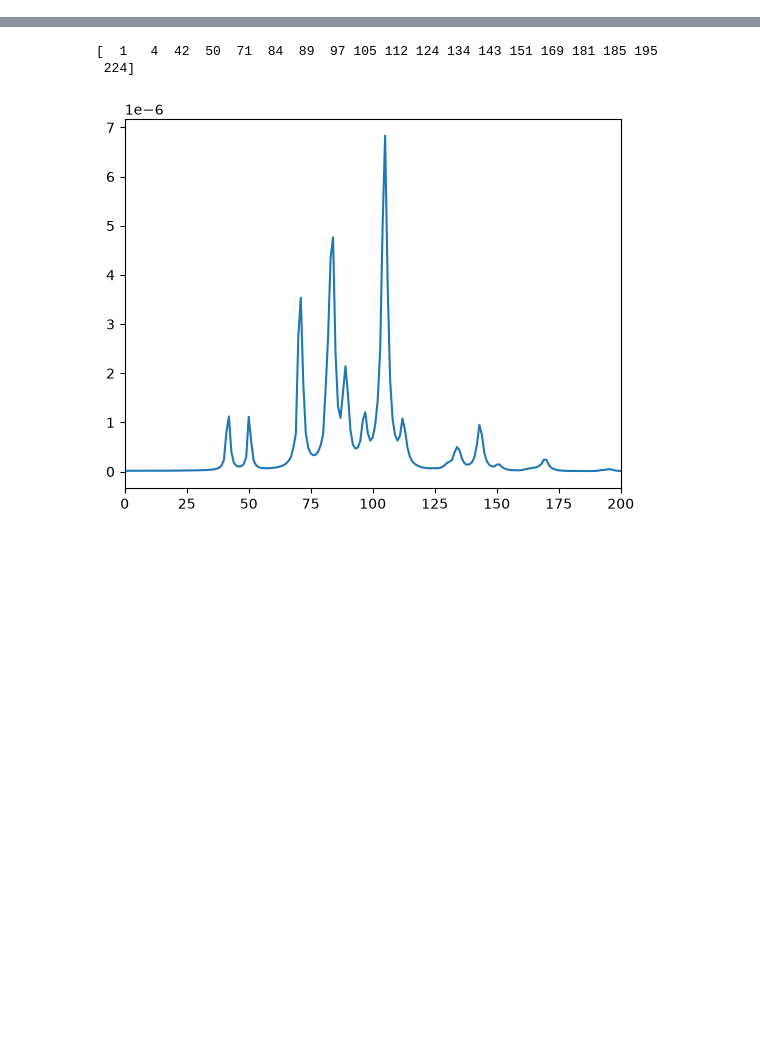
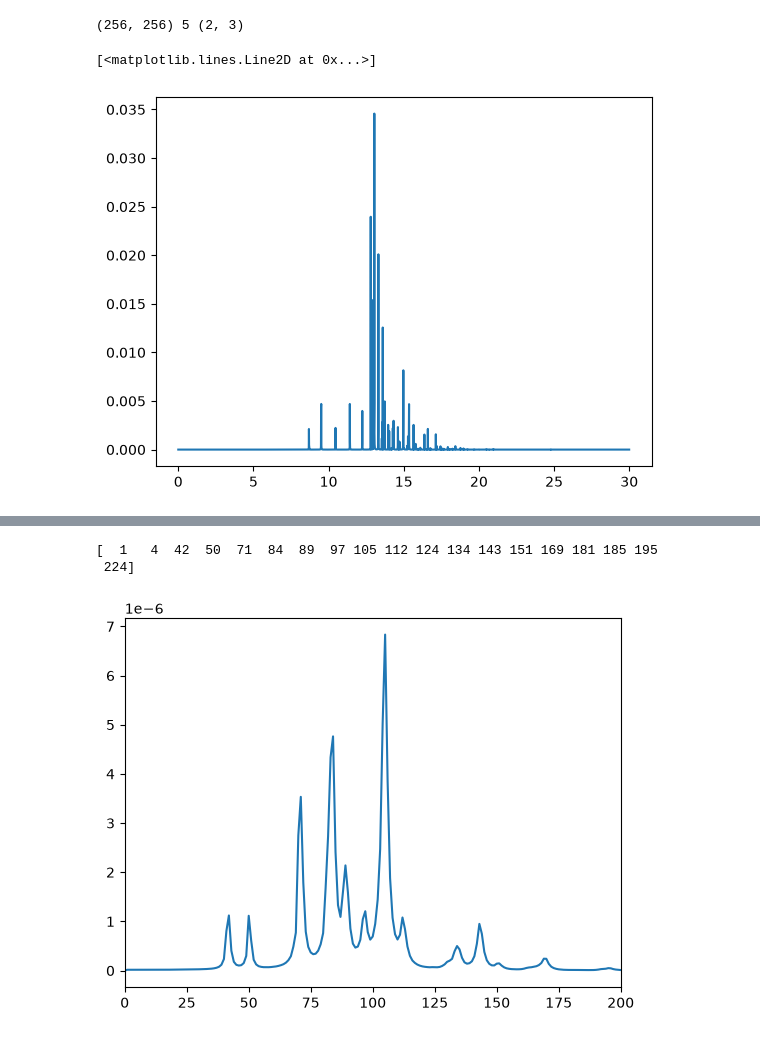
Before and after one commit to Weaser15/maglab, a Jupyter notebook: notebooks/ringdown.ipynb, the cells around one changed output, grey strips where cells are left out. Drawn from its saved outputs; the diff is of its cells as text; code cells hidden in the pictures; blank space fills up the shorter version.

```diff
--- a/notebooks/ringdown.ipynb
+++ b/notebooks/ringdown.ipynb
@@ -28,0 +42,16 @@ b_masks = s_utils.auto_bool_masks(barr)
+# %%
+spec = rd.time_to_freq(arr)
+
+# masked_spec = p_state.apply_mask(spec, b_masks[1])
+
+sigma_k = 20e6
+KX_DoS, KY_DoS = np.meshgrid(kx, ky, indexing="ij")
+Gaussian2D = np.exp(-(KX_DoS**2 + KY_DoS**2) / (2 * sigma_k**2))
+bls = rd.incoherent_power(p_state.apply_mask(rd.filter_k(rd.time_to_freq(full_arr), Gaussian2D), b_mask))
+# bls = rd.incoherent_power(spec)
+
+plt.plot(f / 1e9, bls)
+# %% [output]
+(256, 256) 5 (2, 3)
+[<matplotlib.lines.Line2D at 0x...>]
+[figure, added]
```
Also changed, not shown: parts of 9 cells of this notebook, 4 other files.
